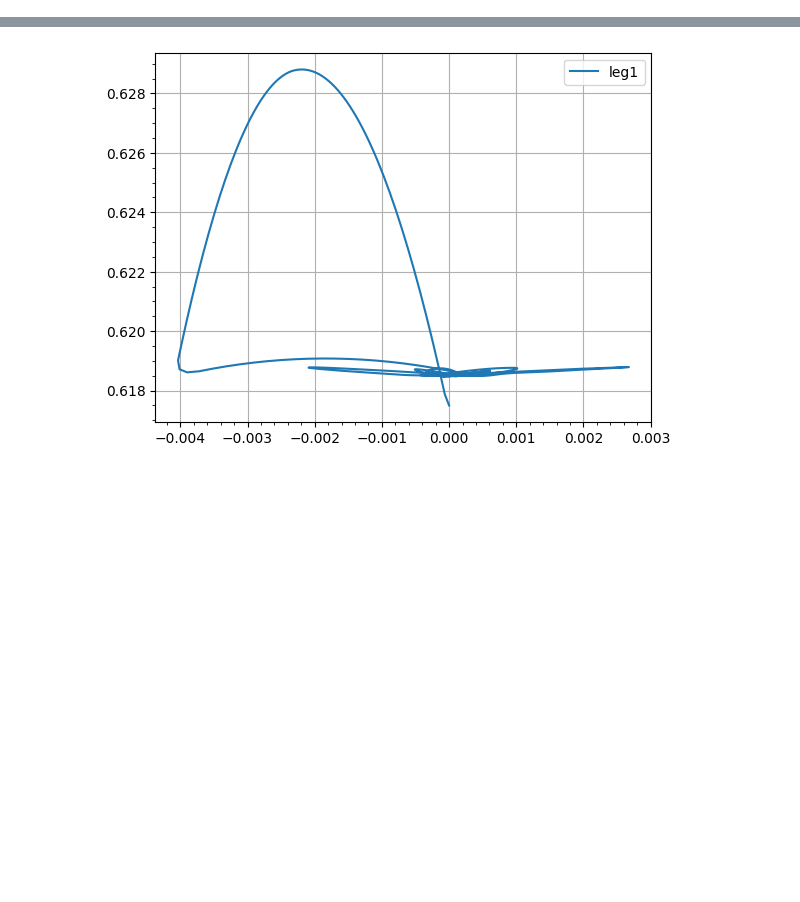
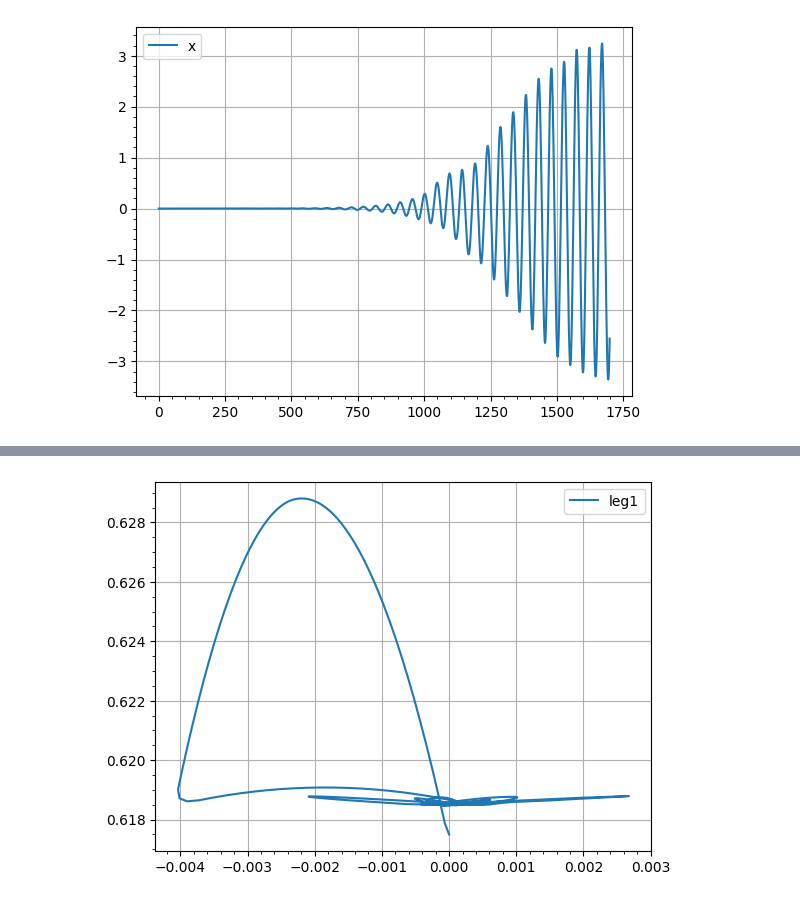
Before and after one commit to Gaianeve/Real_Mega_Fufi, a Jupyter notebook: Robot/1LegTrail/video_1_leg.ipynb, the cells around one changed output, grey strips where cells are left out. Saved outputs shown, nothing was run; the diff lists cells and outputs as text; code cells hidden in the pictures; blank space fills up the shorter version.

```diff
--- a/Robot/1LegTrail/video_1_leg.ipynb
+++ b/Robot/1LegTrail/video_1_leg.ipynb
@@ -202,3 +206,16 @@ plt.show()
+# %%
+plt.figure('Leg positions')
+plt.plot(colonna_x, label='x')
+#plt.plot(colonna_y, label='y')
+#plt.plot(colonna_z, label='z')
+plt.legend()
+plt.grid()
+plt.minorticks_on()
+#plt.ylim(-0.000001,0.0001)
+#plt.xlim(45, 1000)
+plt.show()
+# %% [output]
+[figure, added]
 # %%
 plt.figure('xy motion')
 plt.plot(leg_positions_x, leg_positions_y, label = 'leg1')
```
Also changed, not shown: parts of 14 cells of this notebook.
